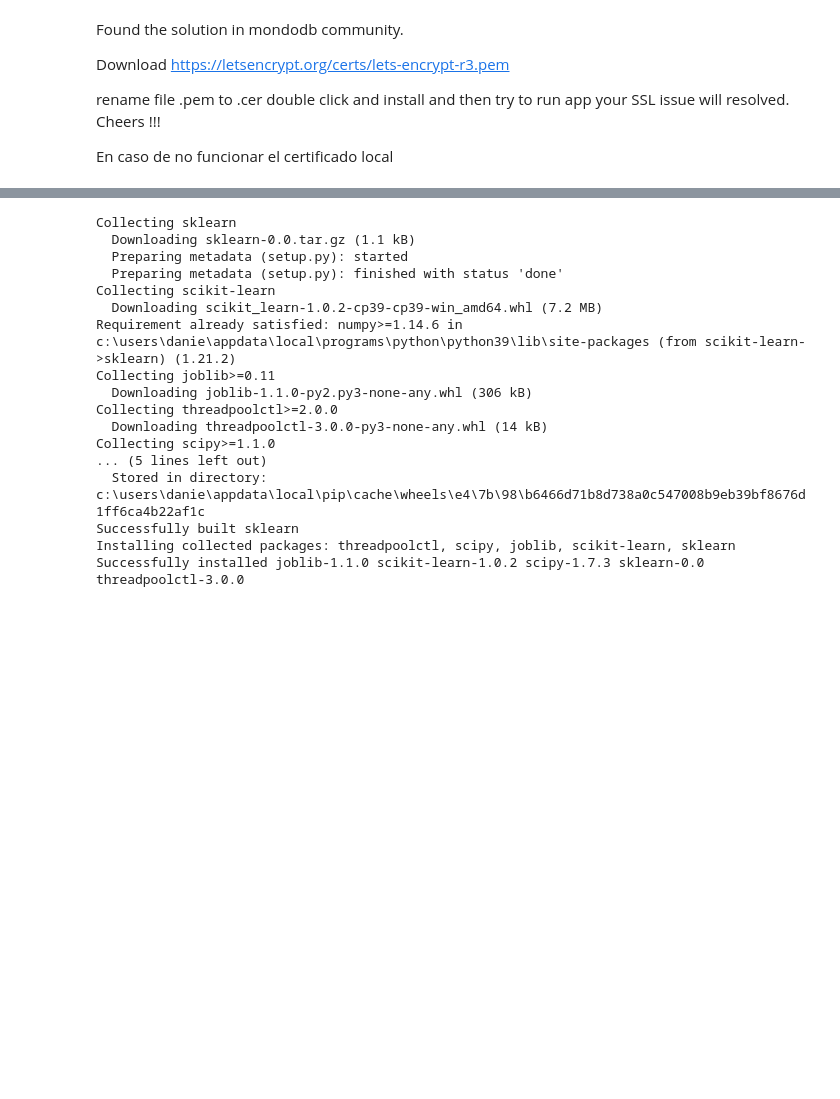
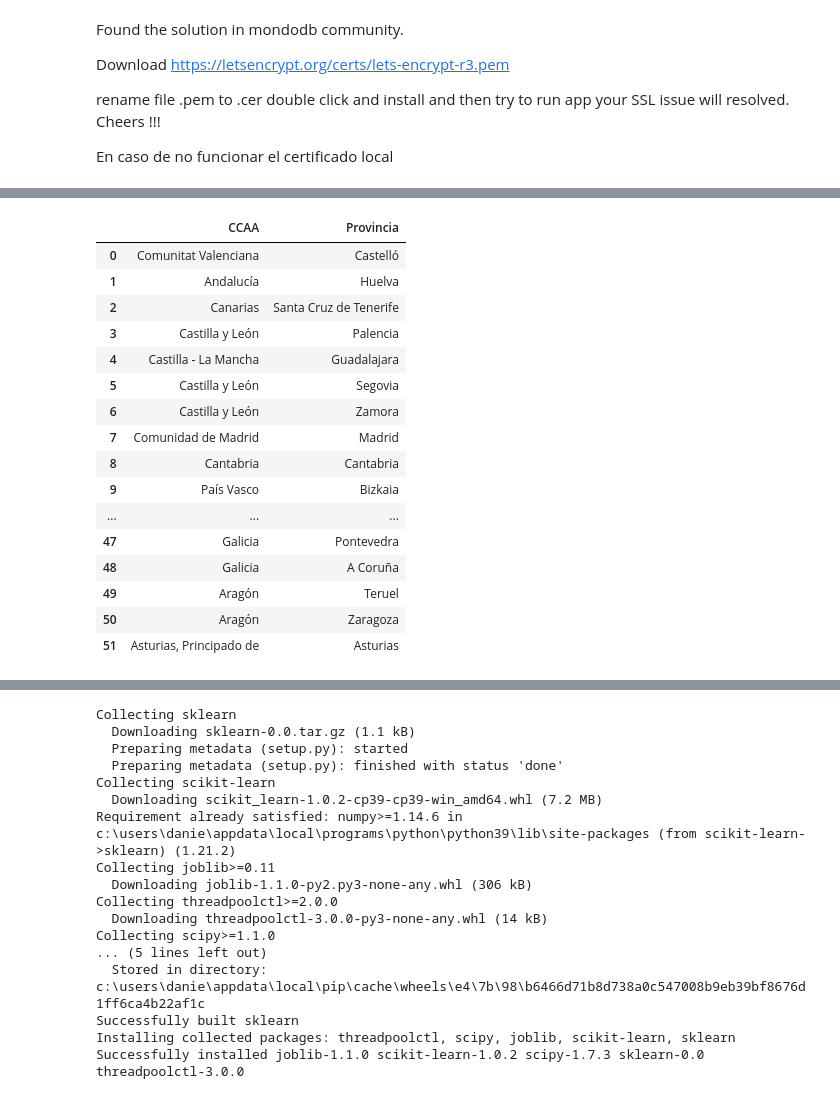
Before and after one commit to huezodaniel/TFM, a Jupyter notebook: ModeloCovid.ipynb, the cells around one changed output, grey strips where cells are left out. Saved outputs shown, nothing was run; the diff lists cells and outputs as text; code cells hidden in the pictures; blank space fills up the shorter version.

```diff
--- a/ModeloCovid.ipynb
+++ b/ModeloCovid.ipynb
@@ -68,3 +49,25 @@ funcionGeneraPeriodos('15 de enero','2021')
+# %%
+comunidades = pd.read_csv('provincias-espanolas.csv',sep=';')
+comunidades = comunidades[['CCAA','Provincia']]
+comunidades
+# %% [output]
+|  | CCAA | Provincia |
+| 0 | Comunitat Valenciana | Castelló |
+| 1 | Andalucía | Huelva |
+| 2 | Canarias | Santa Cruz de Tenerife |
+| 3 | Castilla y León | Palencia |
+| 4 | Castilla - La Mancha | Guadalajara |
+| 5 | Castilla y León | Segovia |
+| 6 | Castilla y León | Zamora |
+| 7 | Comunidad de Madrid | Madrid |
+| 8 | Cantabria | Cantabria |
+| 9 | País Vasco | Bizkaia |
+| ... | ... | ... |
+| 47 | Galicia | Pontevedra |
+| 48 | Galicia | A Coruña |
+| 49 | Aragón | Teruel |
+| 50 | Aragón | Zaragoza |
+| 51 | Asturias, Principado de | Asturias |
 # %%
 #Conexion a MongoDb
 client = MongoClient('mongodb+srv://tfmeaecovid:eaemongo@cluster0.qwy07.mongodb.net/test')
```
Also changed, not shown: parts of 7 cells of this notebook, 5 other files.
